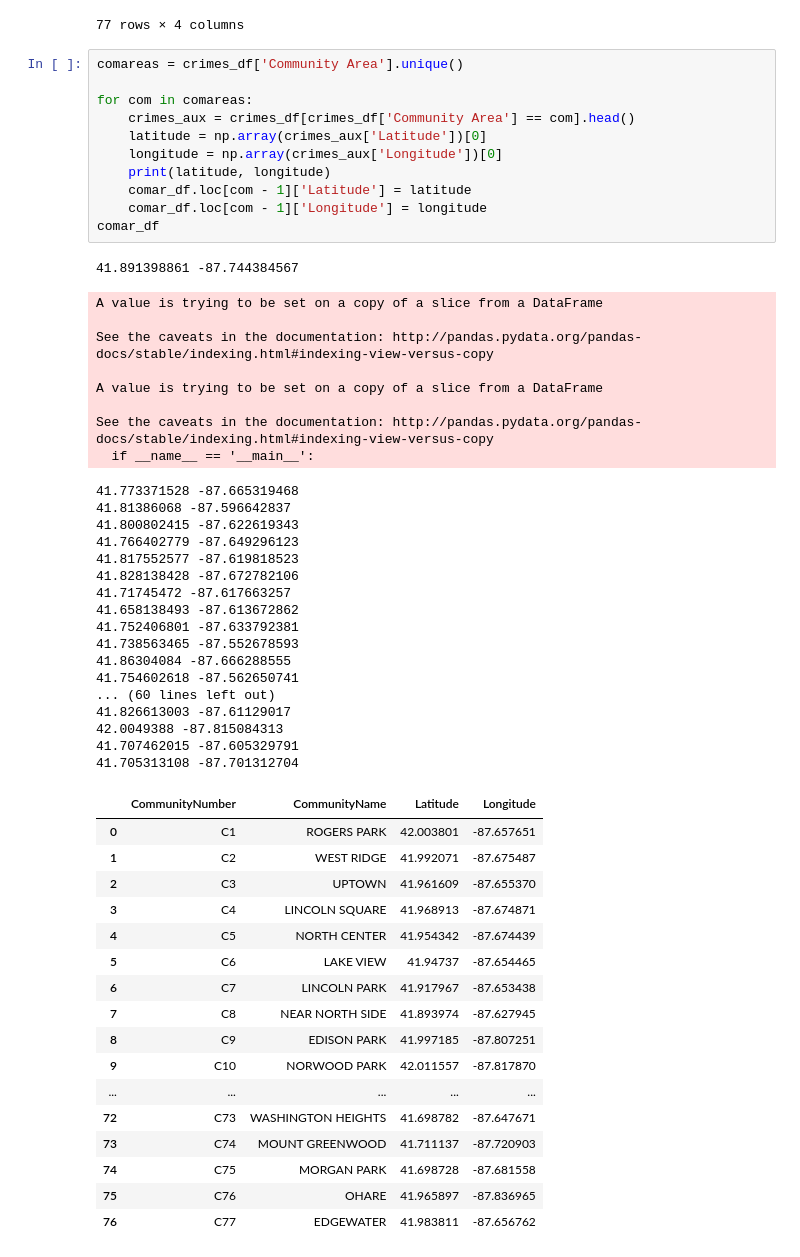
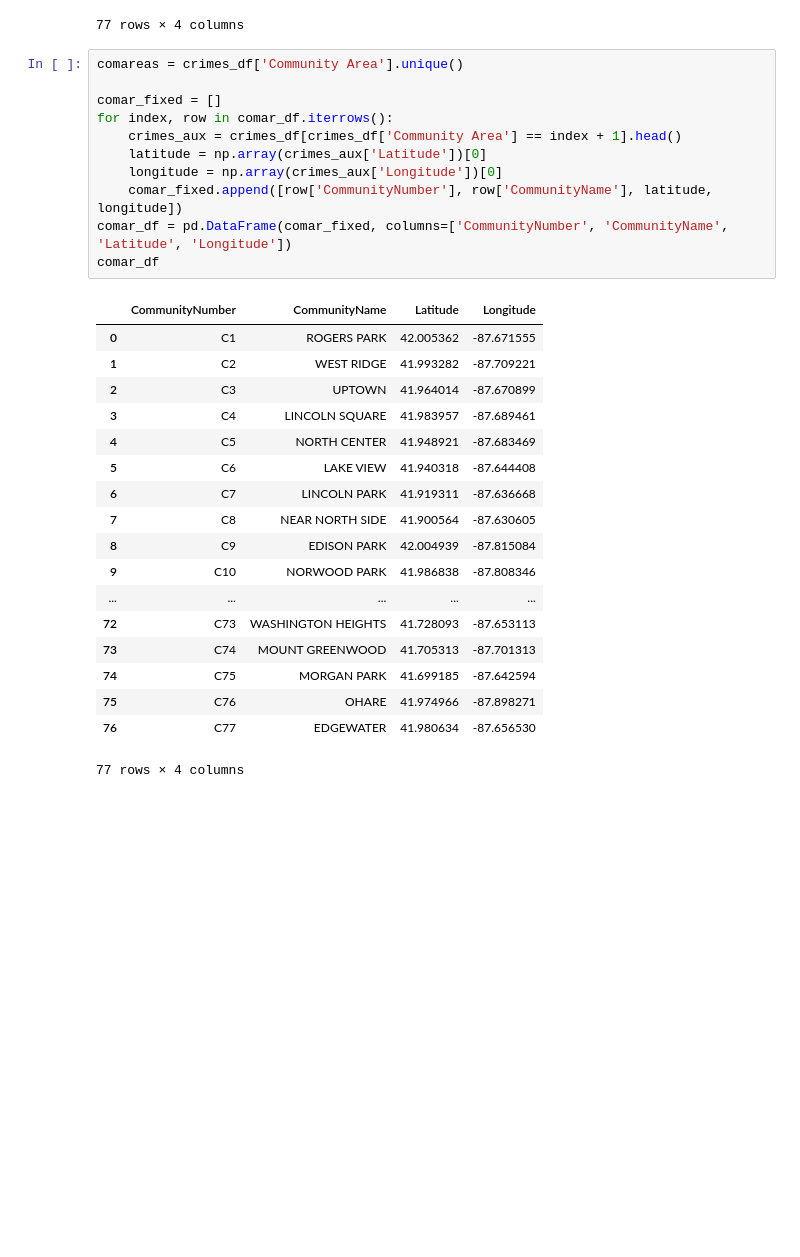
Before and after one commit to gomerudo/tuedataeng, a Jupyter notebook: wrangling/ChicagoCrimes_wrangling.ipynb, the cells around one changed output. Cells and saved outputs as stored; diff of their text form; blank space fills up the shorter version.

```diff
--- a/wrangling/ChicagoCrimes_wrangling.ipynb
+++ b/wrangling/ChicagoCrimes_wrangling.ipynb
@@ -696,55 +696,30 @@ comar_df
 # %%
 comareas = crimes_df['Community Area'].unique()
 
-for com in comareas:
-    crimes_aux = crimes_df[crimes_df['Community Area'] == com].head()
+comar_fixed = []
+for index, row in comar_df.iterrows():
+    crimes_aux = crimes_df[crimes_df['Community Area'] == index + 1].head()
     latitude = np.array(crimes_aux['Latitude'])[0]
     longitude = np.array(crimes_aux['Longitude'])[0]
-    print(latitude, longitude)
-    comar_df.loc[com - 1]['Latitude'] = latitude
-    comar_df.loc[com - 1]['Longitude'] = longitude
+    comar_fixed.append([row['CommunityNumber'], row['CommunityName'], latitude, longitude])
+comar_df = pd.DataFrame(comar_fixed, columns=['CommunityNumber', 'CommunityName', 'Latitude', 'Longitude'])
 comar_df
 # %% [output]
+|  | CommunityNumber | CommunityName | Latitude | Longitude |
+| 0 | C1 | ROGERS PARK | 42.005362 | -87.671555 |
+| 1 | C2 | WEST RIDGE | 41.993282 | -87.709221 |
+| 2 | C3 | UPTOWN | 41.964014 | -87.670899 |
+| 3 | C4 | LINCOLN SQUARE | 41.983957 | -87.689461 |
+| 4 | C5 | NORTH CENTER | 41.948921 | -87.683469 |
+| 5 | C6 | LAKE VIEW | 41.940318 | -87.644408 |
+| 6 | C7 | LINCOLN PARK | 41.919311 | -87.636668 |
+| 7 | C8 | NEAR NORTH SIDE | 41.900564 | -87.630605 |
+| 8 | C9 | EDISON PARK | 42.004939 | -87.815084 |
+| 9 | C10 | NORWOOD PARK | 41.986838 | -87.808346 |
+| ... | ... | ... | ... | ... |
+| 72 | C73 | WASHINGTON HEIGHTS | 41.728093 | -87.653113 |
+| 73 | C74 | MOUNT GREENWOOD | 41.705313 | -87.701313 |
+| 74 | C75 | MORGAN PARK | 41.699185 | -87.642594 |
+| 75 | C76 | OHARE | 41.974966 | -87.898271 |
+| 76 | C77 | EDGEWATER | 41.980634 | -87.656530 |
-41.891398861 -87.744384567
+77 rows × 4 columns
-A value is trying to be set on a copy of a slice from a DataFrame
-
-See the caveats in the documentation: http://pandas.pydata.org/pandas-docs/stable/indexing.html#indexing-view-versus-copy
-
-A value is trying to be set on a copy of a slice from a DataFrame
-
-See the caveats in the documentation: http://pandas.pydata.org/pandas-docs/stable/indexing.html#indexing-view-versus-copy
-  if __name__ == '__main__':
-41.773371528 -87.665319468
-41.81386068 -87.596642837
-41.800802415 -87.622619343
-41.766402779 -87.649296123
-41.817552577 -87.619818523
-41.828138428 -87.672782106
-41.71745472 -87.617663257
-41.658138493 -87.613672862
-41.752406801 -87.633792381
-41.738563465 -87.552678593
-41.86304084 -87.666288555
-41.754602618 -87.562650741
-... (60 lines left out)
-41.826613003 -87.61129017
-42.0049388 -87.815084313
-41.707462015 -87.605329791
-41.705313108 -87.701312704
-|  | CommunityNumber | CommunityName | Latitude | Longitude |
-| 0 | C1 | ROGERS PARK | 42.003801 | -87.657651 |
-| 1 | C2 | WEST RIDGE | 41.992071 | -87.675487 |
-| 2 | C3 | UPTOWN | 41.961609 | -87.655370 |
-| 3 | C4 | LINCOLN SQUARE | 41.968913 | -87.674871 |
-| 4 | C5 | NORTH CENTER | 41.954342 | -87.674439 |
-| 5 | C6 | LAKE VIEW | 41.94737 | -87.654465 |
-| 6 | C7 | LINCOLN PARK | 41.917967 | -87.653438 |
-| 7 | C8 | NEAR NORTH SIDE | 41.893974 | -87.627945 |
-| 8 | C9 | EDISON PARK | 41.997185 | -87.807251 |
-| 9 | C10 | NORWOOD PARK | 42.011557 | -87.817870 |
-| ... | ... | ... | ... | ... |
-| 72 | C73 | WASHINGTON HEIGHTS | 41.698782 | -87.647671 |
-| 73 | C74 | MOUNT GREENWOOD | 41.711137 | -87.720903 |
-| 74 | C75 | MORGAN PARK | 41.698728 | -87.681558 |
-| 75 | C76 | OHARE | 41.965897 | -87.836965 |
-| 76 | C77 | EDGEWATER | 41.983811 | -87.656762 |
```
Also changed, not shown: parts of 2 cells of this notebook, 1 other file.
